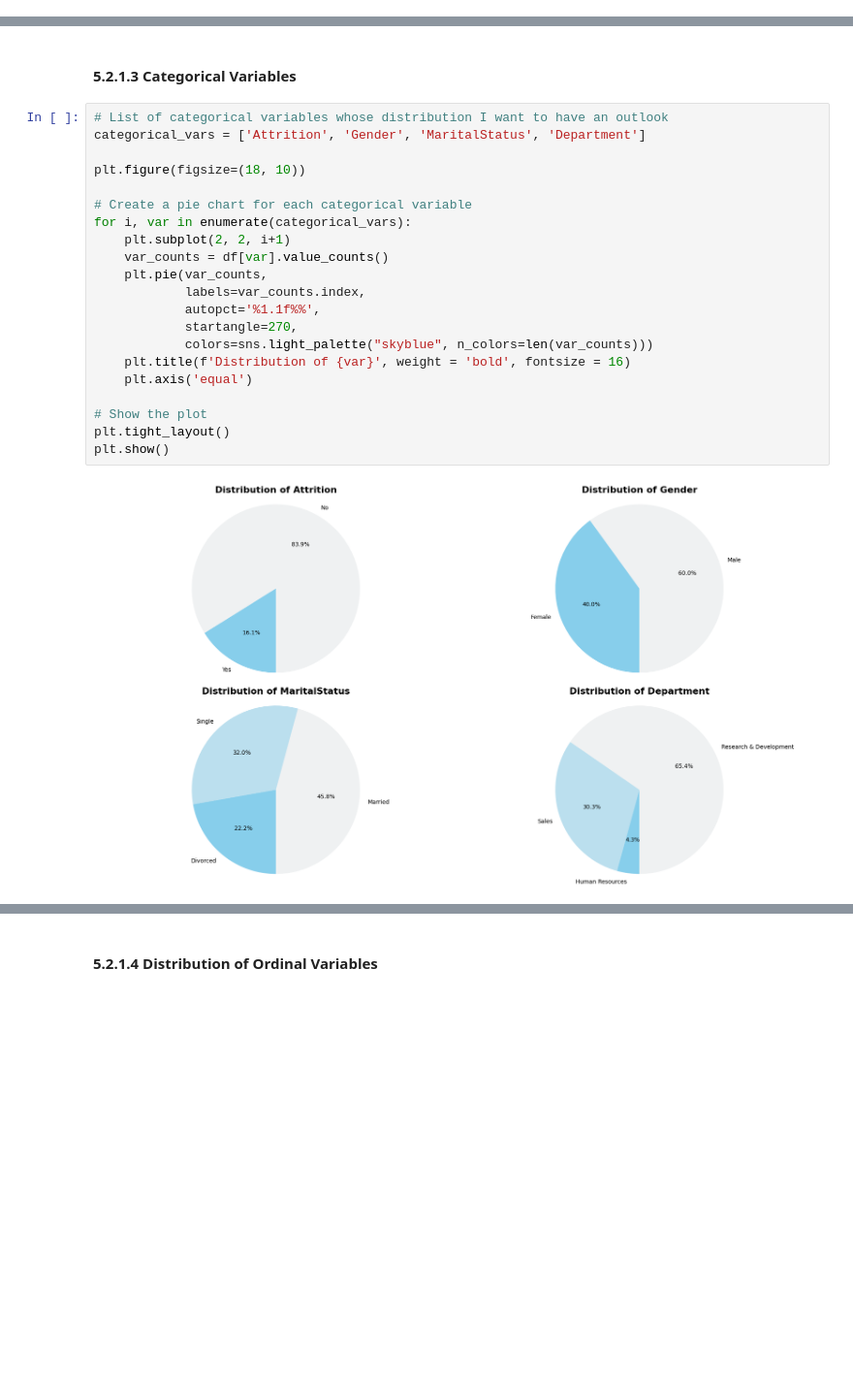
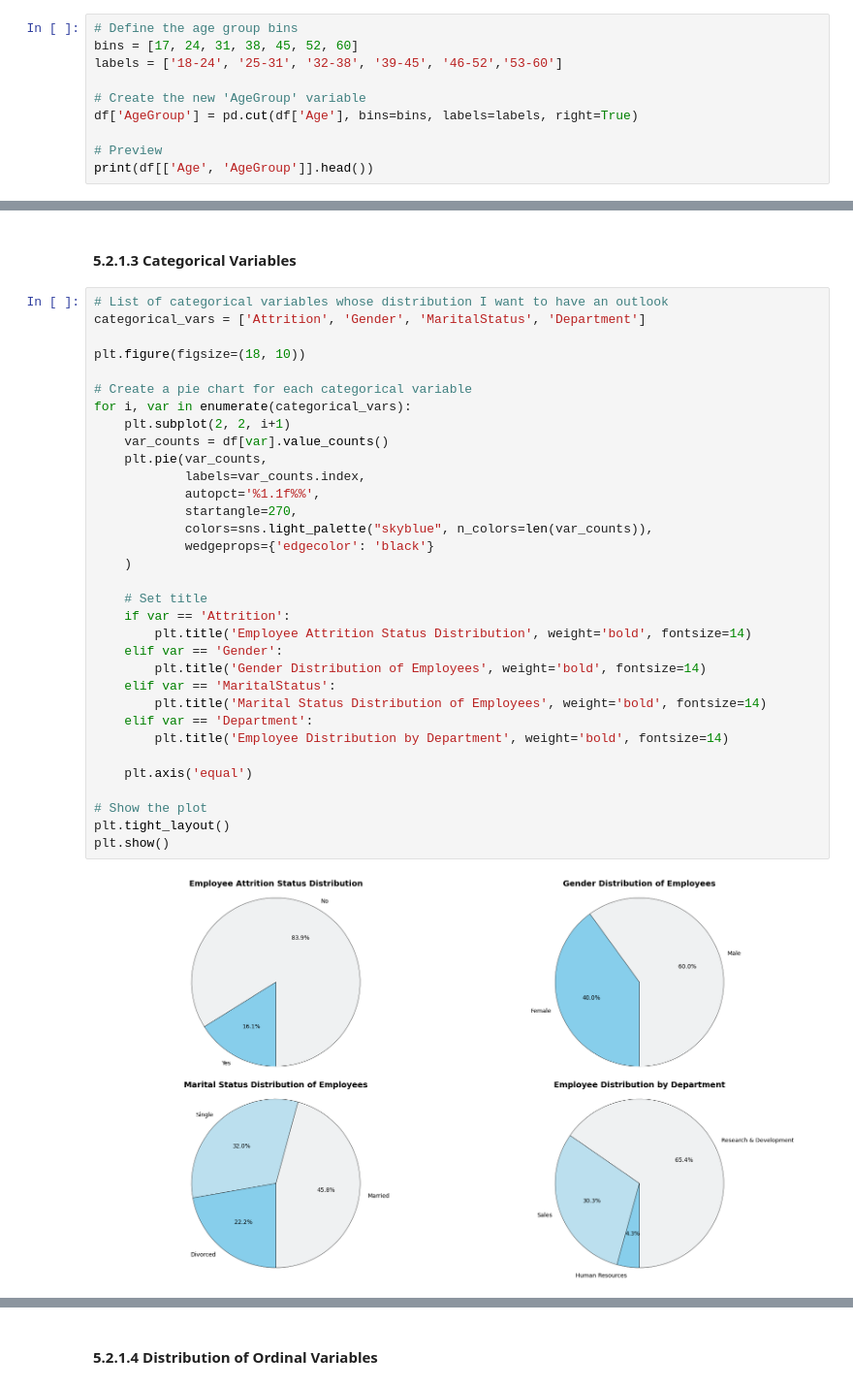
Before and after one commit to 0xArnaudR/IBM-HR-Analytics-Employee-Attrition, a Jupyter notebook: IBM_HR_Analytics_Employee_Attrition.ipynb, the cells around one changed output, grey strips where cells are left out. Shown at 97% size. Drawn from its saved outputs; the diff is of its cells as text; blank space fills up the shorter version.

Commit message:
implementation of the roadmap and continuation of the EDA + updating of the aesthetics of certain visuals

```diff
--- a/IBM_HR_Analytics_Employee_Attrition.ipynb
+++ b/IBM_HR_Analytics_Employee_Attrition.ipynb
@@ -280,0 +285,10 @@ df.drop(columns=cols_to_drop, inplace=True)
+# %%
+# Define the age group bins
+bins = [17, 24, 31, 38, 45, 52, 60]
+labels = ['18-24', '25-31', '32-38', '39-45', '46-52','53-60']
+
+# Create the new 'AgeGroup' variable
+df['AgeGroup'] = pd.cut(df['Age'], bins=bins, labels=labels, right=True)
+
+# Preview
+print(df[['Age', 'AgeGroup']].head())
@@ -404,23 +427,35 @@ plt.show()
 # %%
 # List of categorical variables whose distribution I want to have an outlook
 categorical_vars = ['Attrition', 'Gender', 'MaritalStatus', 'Department']
 
 plt.figure(figsize=(18, 10))
 
 # Create a pie chart for each categorical variable
 for i, var in enumerate(categorical_vars):
     plt.subplot(2, 2, i+1)
     var_counts = df[var].value_counts()
     plt.pie(var_counts,
             labels=var_counts.index,
             autopct='%1.1f%%',
             startangle=270,
-            colors=sns.light_palette("skyblue", n_colors=len(var_counts)))
-    plt.title(f'Distribution of {var}', weight = 'bold', fontsize = 16)
+            colors=sns.light_palette("skyblue", n_colors=len(var_counts)),
+            wedgeprops={'edgecolor': 'black'}
+    )
+
+    # Set title
+    if var == 'Attrition':
+        plt.title('Employee Attrition Status Distribution', weight='bold', fontsize=14)
+    elif var == 'Gender':
+        plt.title('Gender Distribution of Employees', weight='bold', fontsize=14)
+    elif var == 'MaritalStatus':
+        plt.title('Marital Status Distribution of Employees', weight='bold', fontsize=14)
+    elif var == 'Department':
+        plt.title('Employee Distribution by Department', weight='bold', fontsize=14)
+
     plt.axis('equal')
 
 # Show the plot
 plt.tight_layout()
 plt.show()
 # %% [output]
-[figure, old version]
+[figure, new version]
```
Also changed, not shown: parts of 22 cells of this notebook.
